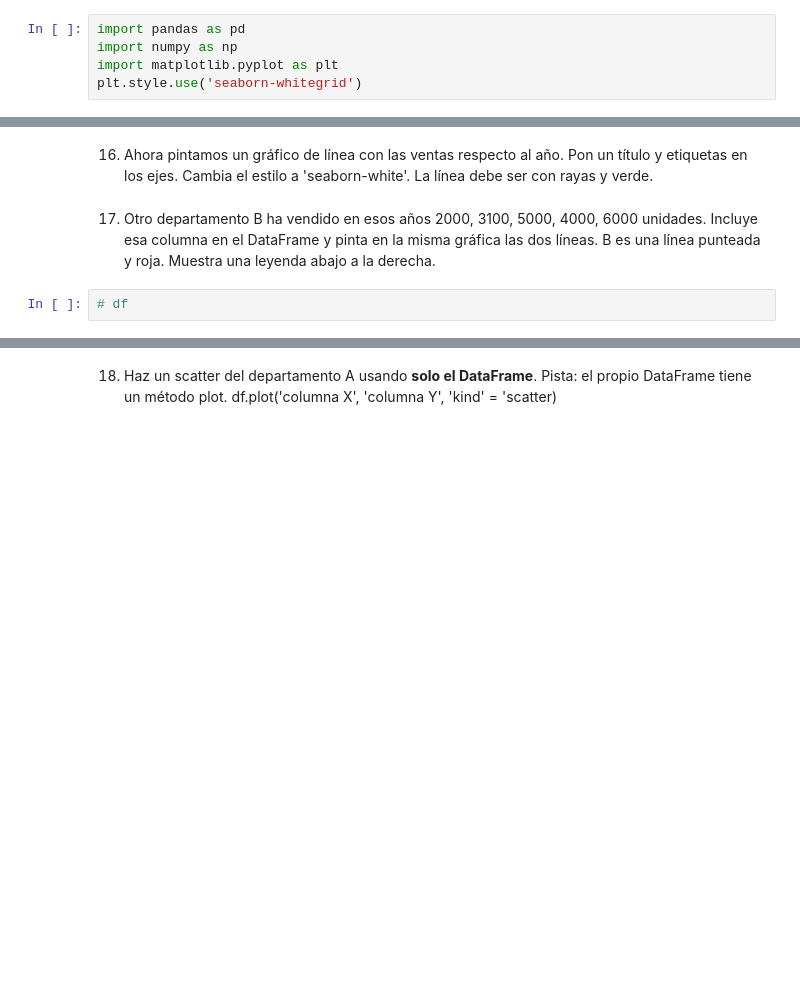
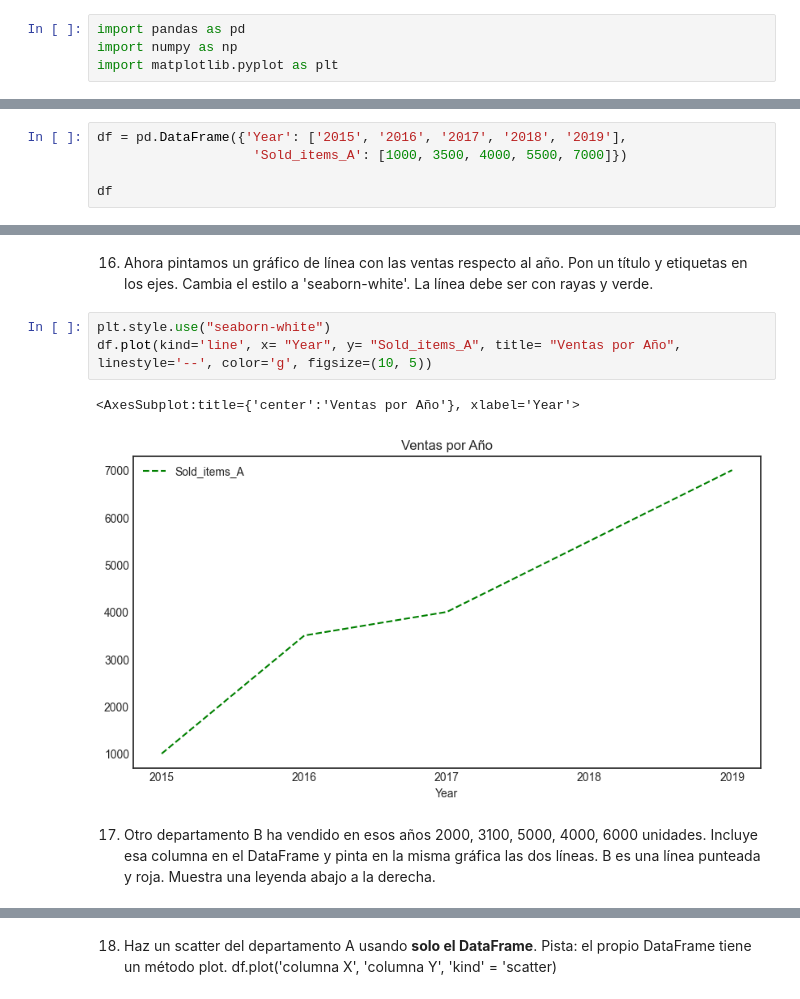
Before and after one commit to ABAmbros/REPO_BOOTCAMP_THE_BRIDGE_DATA, a Jupyter notebook: 2-Data Analysis/3-Visualizacion/1-Matplotlib/Ejercicios/ejercicios_Matplotlib_ANTONIO_AMBROSIO.ipynb, the cells around one changed output, grey strips where cells are left out. Saved outputs shown, nothing was run; the diff lists cells and outputs as text; blank space fills up the shorter version.

```diff
--- a/2-Data Analysis/3-Visualizacion/1-Matplotlib/Ejercicios/ejercicios_Matplotlib_ANTONIO_AMBROSIO.ipynb
+++ b/2-Data Analysis/3-Visualizacion/1-Matplotlib/Ejercicios/ejercicios_Matplotlib_ANTONIO_AMBROSIO.ipynb
@@ -6,7 +6,6 @@
 import pandas as pd
 import numpy as np
 import matplotlib.pyplot as plt
-plt.style.use('seaborn-whitegrid')
 # %% [markdown]
 2. Activa matplotlib de forma estática
 # %% [markdown]
@@ -223,3 +222,8 @@ plt.show()
 [figure]
 # %% [markdown]
 15. Vamos a introducir pandas. Crea un DataFrame con las columnas "Year" de valores 2015, 2016, 2017, 2018, 2019 y la columna "Sold_items_A" de valores 1000, 3500, 4000, 5500, 7000
+# %%
+df = pd.DataFrame({'Year': ['2015', '2016', '2017', '2018', '2019'],
+                    'Sold_items_A': [1000, 3500, 4000, 5500, 7000]})
+
+df
@@ -226,7 +237,11 @@ plt.show()
 # %% [markdown]
 16. Ahora pintamos un gráfico de línea con las ventas respecto al año. Pon un título y etiquetas en los ejes.
 Cambia el estilo a 'seaborn-white'. La línea debe ser con rayas y verde.
+# %%
+plt.style.use("seaborn-white")
+df.plot(kind='line', x= "Year", y= "Sold_items_A", title= "Ventas por Año", linestyle='--', color='g', figsize=(10, 5))
+# %% [output]
+<AxesSubplot:title={'center':'Ventas por Año'}, xlabel='Year'>
+[figure, added]
 # %% [markdown]
 17. Otro departamento B ha vendido en esos años 2000, 3100, 5000, 4000, 6000 unidades. Incluye esa columna en el DataFrame y pinta en la misma gráfica las dos líneas. B es una línea punteada y roja. Muestra una leyenda abajo a la derecha.
-# %%
-# df
```
Also changed, not shown: parts of 6 cells of this notebook, 8 other files.
